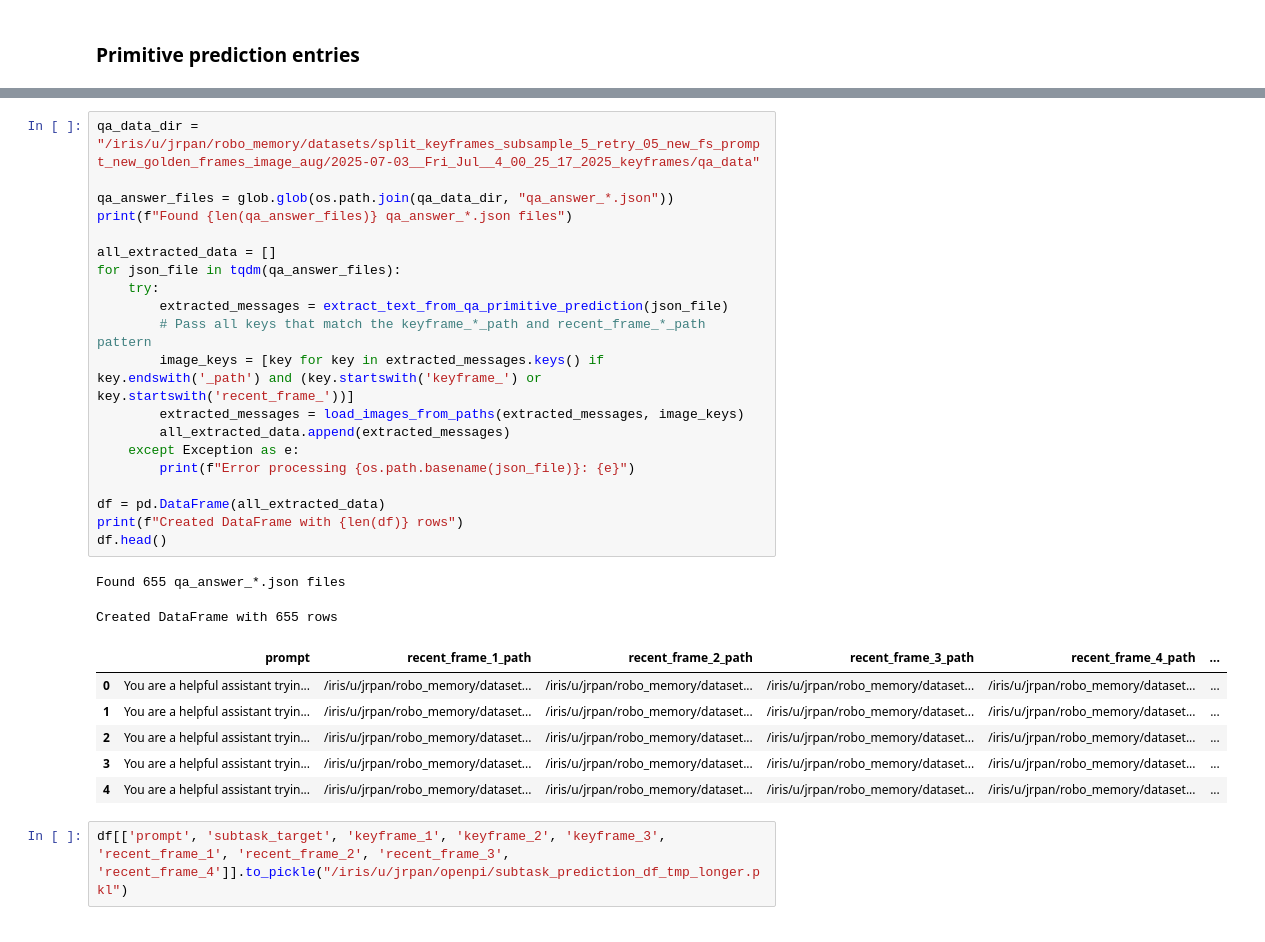
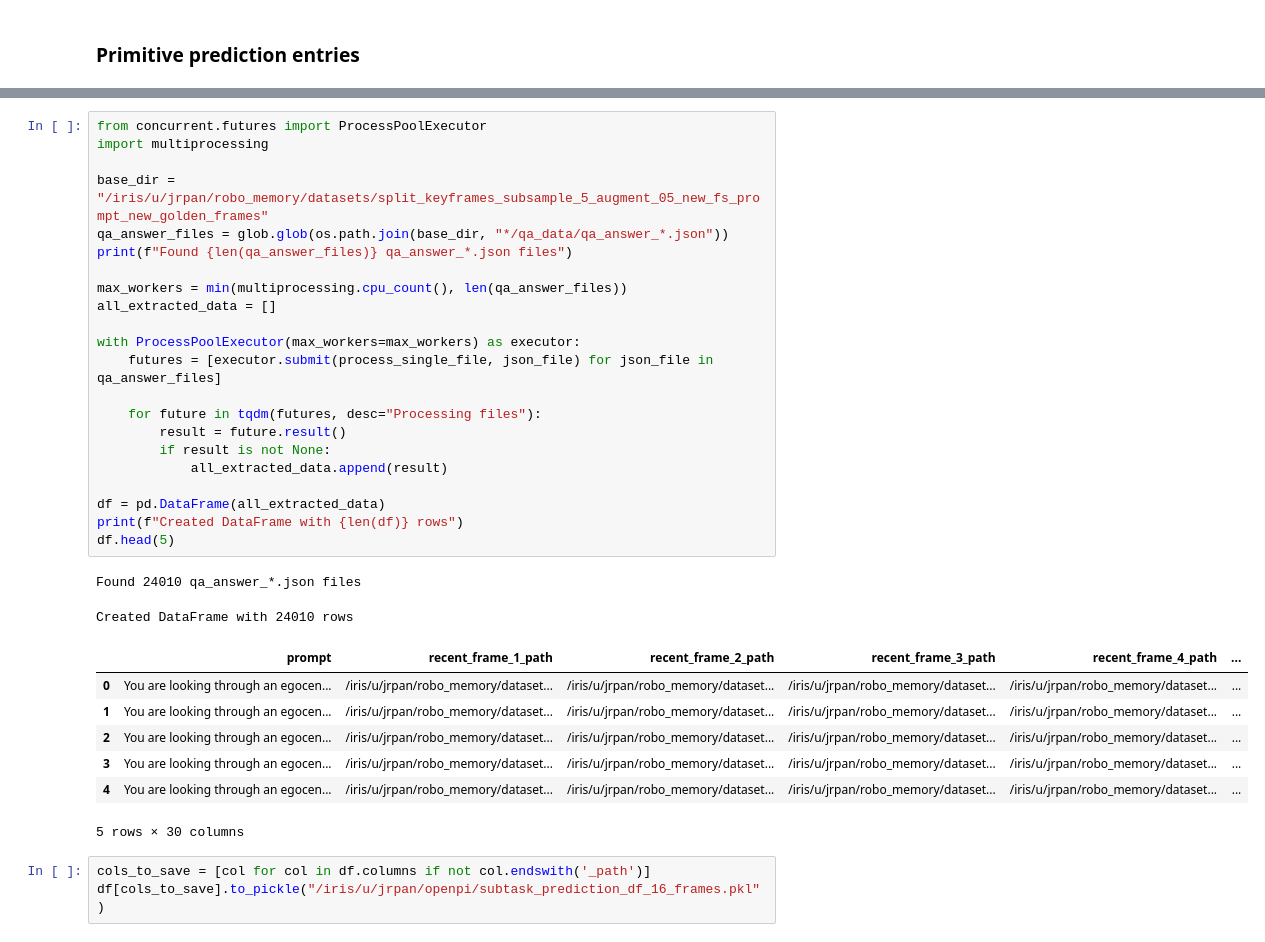
Before and after one commit to jen-pan/openpi, a Jupyter notebook: process_subtask_data_into_lerobot.ipynb, the cells around one changed output, grey strips where cells are left out. Saved outputs shown, nothing was run; the diff lists cells and outputs as text.

```diff
--- a/process_subtask_data_into_lerobot.ipynb
+++ b/process_subtask_data_into_lerobot.ipynb
@@ -108,31 +171,35 @@ def load_images_from_paths(extracted_messages, image_keys):
 # %%
-qa_data_dir = "/iris/u/jrpan/robo_memory/datasets/split_keyframes_subsample_5_retry_05_new_fs_prompt_new_golden_frames_image_aug/2025-07-03__Fri_Jul__4_00_25_17_2025_keyframes/qa_data"
+from concurrent.futures import ProcessPoolExecutor
+import multiprocessing
 
-qa_answer_files = glob.glob(os.path.join(qa_data_dir, "qa_answer_*.json"))
+base_dir = "/iris/u/jrpan/robo_memory/datasets/split_keyframes_subsample_5_augment_05_new_fs_prompt_new_golden_frames"
+qa_answer_files = glob.glob(os.path.join(base_dir, "*/qa_data/qa_answer_*.json"))
 print(f"Found {len(qa_answer_files)} qa_answer_*.json files")
 
+max_workers = min(multiprocessing.cpu_count(), len(qa_answer_files))
 all_extracted_data = []
-for json_file in tqdm(qa_answer_files):
-    try:
-        extracted_messages = extract_text_from_qa_primitive_prediction(json_file)
-        # Pass all keys that match the keyframe_*_path and recent_frame_*_path pattern
-        image_keys = [key for key in extracted_messages.keys() if key.endswith('_path') and (key.startswith('keyframe_') or key.startswith('recent_frame_'))]
-        extracted_messages = load_images_from_paths(extracted_messages, image_keys)
-        all_extracted_data.append(extracted_messages)
-    except Exception as e:
-        print(f"Error processing {os.path.basename(json_file)}: {e}")
+
+with ProcessPoolExecutor(max_workers=max_workers) as executor:
+    futures = [executor.submit(process_single_file, json_file) for json_file in qa_answer_files]
+
+    for future in tqdm(futures, desc="Processing files"):
+        result = future.result()
+        if result is not None:
+            all_extracted_data.append(result)
 
 df = pd.DataFrame(all_extracted_data)
 print(f"Created DataFrame with {len(df)} rows")
-df.head()
+df.head(5)
 # %% [output]
-Found 655 qa_answer_*.json files
+Found 24010 qa_answer_*.json files
-Created DataFrame with 655 rows
+Created DataFrame with 24010 rows
 |  | prompt | recent_frame_1_path | recent_frame_2_path | recent_frame_3_path | recent_frame_4_path | ... |
-| 0 | You are a helpful assistant tryin... | /iris/u/jrpan/robo_memory/dataset... | /iris/u/jrpan/robo_memory/dataset... | /iris/u/jrpan/robo_memory/dataset... | /iris/u/jrpan/robo_memory/dataset... | ... |
-| 1 | You are a helpful assistant tryin... | /iris/u/jrpan/robo_memory/dataset... | /iris/u/jrpan/robo_memory/dataset... | /iris/u/jrpan/robo_memory/dataset... | /iris/u/jrpan/robo_memory/dataset... | ... |
-| 2 | You are a helpful assistant tryin... | /iris/u/jrpan/robo_memory/dataset... | /iris/u/jrpan/robo_memory/dataset... | /iris/u/jrpan/robo_memory/dataset... | /iris/u/jrpan/robo_memory/dataset... | ... |
-| 3 | You are a helpful assistant tryin... | /iris/u/jrpan/robo_memory/dataset... | /iris/u/jrpan/robo_memory/dataset... | /iris/u/jrpan/robo_memory/dataset... | /iris/u/jrpan/robo_memory/dataset... | ... |
-| 4 | You are a helpful assistant tryin... | /iris/u/jrpan/robo_memory/dataset... | /iris/u/jrpan/robo_memory/dataset... | /iris/u/jrpan/robo_memory/dataset... | /iris/u/jrpan/robo_memory/dataset... | ... |
+| 0 | You are looking through an egocen... | /iris/u/jrpan/robo_memory/dataset... | /iris/u/jrpan/robo_memory/dataset... | /iris/u/jrpan/robo_memory/dataset... | /iris/u/jrpan/robo_memory/dataset... | ... |
+| 1 | You are looking through an egocen... | /iris/u/jrpan/robo_memory/dataset... | /iris/u/jrpan/robo_memory/dataset... | /iris/u/jrpan/robo_memory/dataset... | /iris/u/jrpan/robo_memory/dataset... | ... |
+| 2 | You are looking through an egocen... | /iris/u/jrpan/robo_memory/dataset... | /iris/u/jrpan/robo_memory/dataset... | /iris/u/jrpan/robo_memory/dataset... | /iris/u/jrpan/robo_memory/dataset... | ... |
+| 3 | You are looking through an egocen... | /iris/u/jrpan/robo_memory/dataset... | /iris/u/jrpan/robo_memory/dataset... | /iris/u/jrpan/robo_memory/dataset... | /iris/u/jrpan/robo_memory/dataset... | ... |
+| 4 | You are looking through an egocen... | /iris/u/jrpan/robo_memory/dataset... | /iris/u/jrpan/robo_memory/dataset... | /iris/u/jrpan/robo_memory/dataset... | /iris/u/jrpan/robo_memory/dataset... | ... |
+5 rows × 30 columns
 # %%
-df[['prompt', 'subtask_target', 'keyframe_1', 'keyframe_2', 'keyframe_3', 'recent_frame_1', 'recent_frame_2', 'recent_frame_3', 'recent_frame_4']].to_pickle("/iris/u/jrpan/openpi/subtask_prediction_df_tmp_longer.pkl")
+cols_to_save = [col for col in df.columns if not col.endswith('_path')]
+df[cols_to_save].to_pickle("/iris/u/jrpan/openpi/subtask_prediction_df_16_frames.pkl")
```
Also changed, not shown: parts of 5 cells of this notebook, 1 other file.
